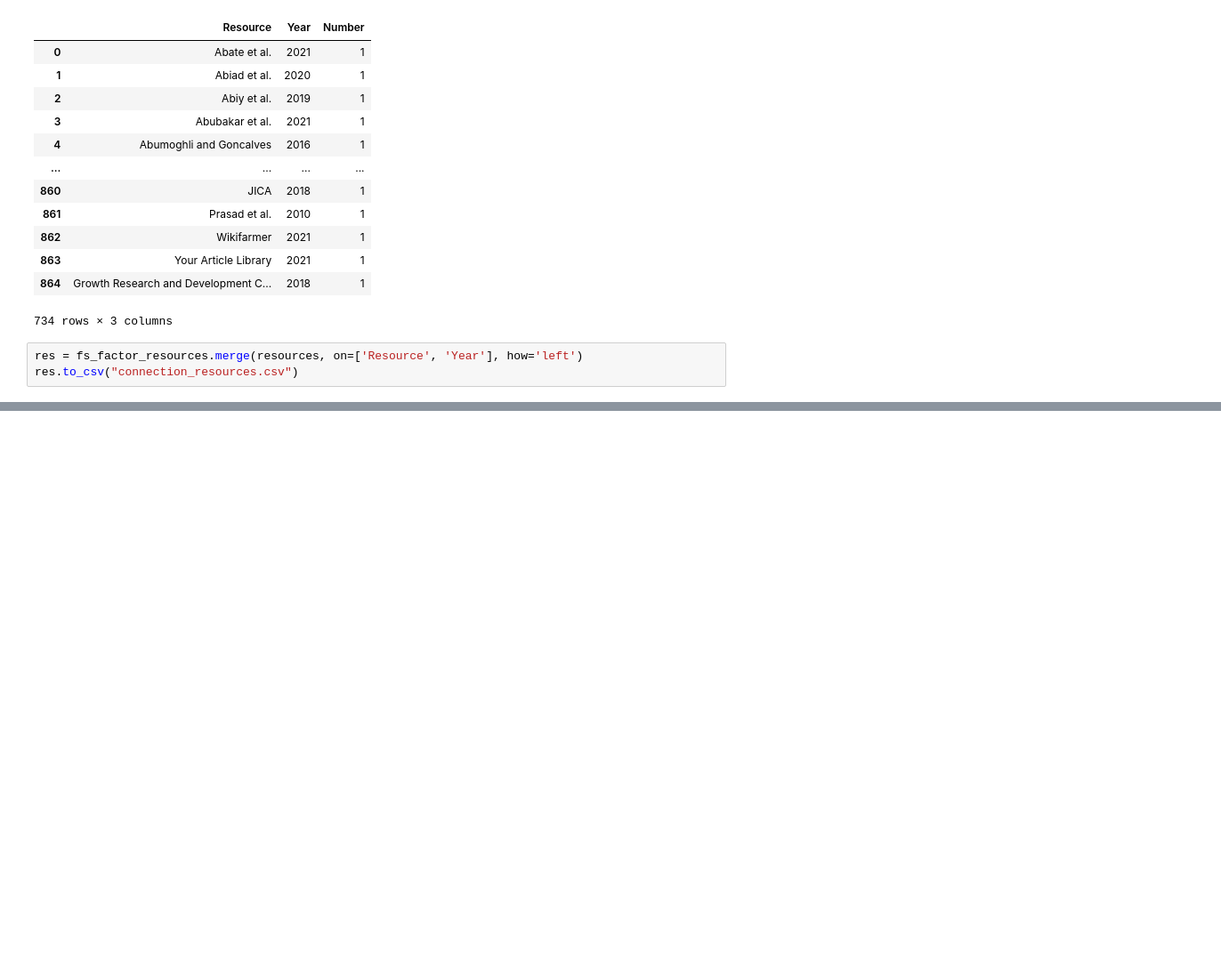
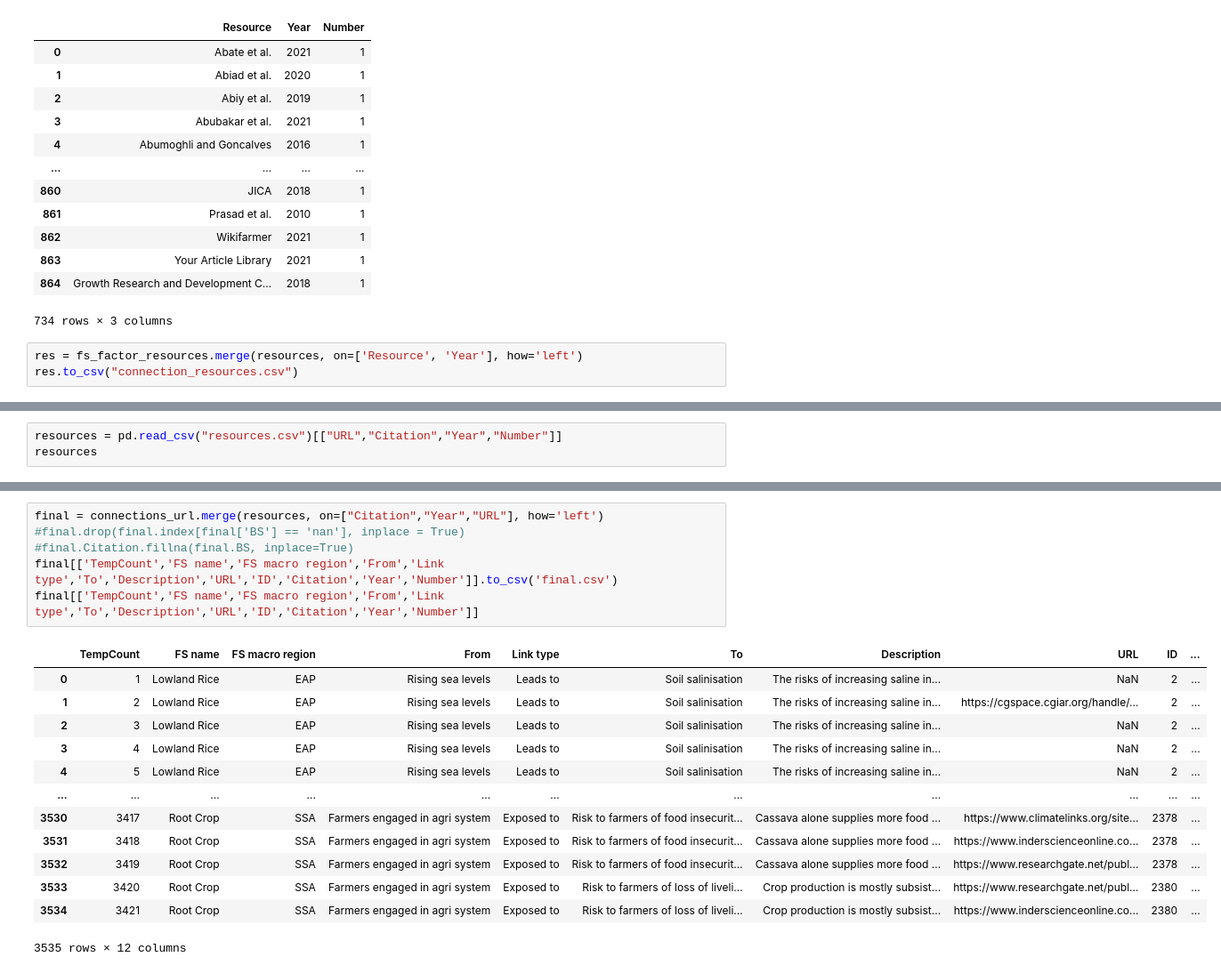
Before and after one commit to iberius96/DP_DPI, a Jupyter notebook: OTHER/tests.ipynb, the cells around one changed output, grey strips where cells are left out. Shown at 89% size. Saved outputs shown, nothing was run; the diff lists cells and outputs as text; blank space fills up the shorter version.

```diff
--- a/OTHER/tests.ipynb
+++ b/OTHER/tests.ipynb
@@ -884,0 +1082,3 @@ res.to_csv("connection_resources.csv")
+# %%
+resources = pd.read_csv("resources.csv")[["URL","Citation","Year","Number"]]
+resources
@@ -884,0 +1099,20 @@ res.to_csv("connection_resources.csv")
+# %%
+final = connections_url.merge(resources, on=["Citation","Year","URL"], how='left')
+#final.drop(final.index[final['BS'] == 'nan'], inplace = True)
+#final.Citation.fillna(final.BS, inplace=True)
+final[['TempCount','FS name','FS macro region','From','Link type','To','Description','URL','ID','Citation','Year','Number']].to_csv('final.csv')
+final[['TempCount','FS name','FS macro region','From','Link type','To','Description','URL','ID','Citation','Year','Number']]
+# %% [output]
+|  | TempCount | FS name | FS macro region | From | Link type | To | Description | URL | ID | ... |
+| 0 | 1 | Lowland Rice | EAP | Rising sea levels | Leads to | Soil salinisation | The risks of increasing saline in... | NaN | 2 | ... |
+| 1 | 2 | Lowland Rice | EAP | Rising sea levels | Leads to | Soil salinisation | The risks of increasing saline in... | https://cgspace.cgiar.org/handle/... | 2 | ... |
+| 2 | 3 | Lowland Rice | EAP | Rising sea levels | Leads to | Soil salinisation | The risks of increasing saline in... | NaN | 2 | ... |
+| 3 | 4 | Lowland Rice | EAP | Rising sea levels | Leads to | Soil salinisation | The risks of increasing saline in... | NaN | 2 | ... |
+| 4 | 5 | Lowland Rice | EAP | Rising sea levels | Leads to | Soil salinisation | The risks of increasing saline in... | NaN | 2 | ... |
+| ... | ... | ... | ... | ... | ... | ... | ... | ... | ... | ... |
+| 3530 | 3417 | Root Crop | SSA | Farmers engaged in agri system | Exposed to | Risk to farmers of food insecurit... | Cassava alone supplies more food ... | https://www.climatelinks.org/site... | 2378 | ... |
+| 3531 | 3418 | Root Crop | SSA | Farmers engaged in agri system | Exposed to | Risk to farmers of food insecurit... | Cassava alone supplies more food ... | https://www.inderscienceonline.co... | 2378 | ... |
+| 3532 | 3419 | Root Crop | SSA | Farmers engaged in agri system | Exposed to | Risk to farmers of food insecurit... | Cassava alone supplies more food ... | https://www.researchgate.net/publ... | 2378 | ... |
+| 3533 | 3420 | Root Crop | SSA | Farmers engaged in agri system | Exposed to | Risk to farmers of loss of liveli... | Crop production is mostly subsist... | https://www.researchgate.net/publ... | 2380 | ... |
+| 3534 | 3421 | Root Crop | SSA | Farmers engaged in agri system | Exposed to | Risk to farmers of loss of liveli... | Crop production is mostly subsist... | https://www.inderscienceonline.co... | 2380 | ... |
+3535 rows × 12 columns
```
Also changed, not shown: parts of 21 cells of this notebook, 29 other files.
